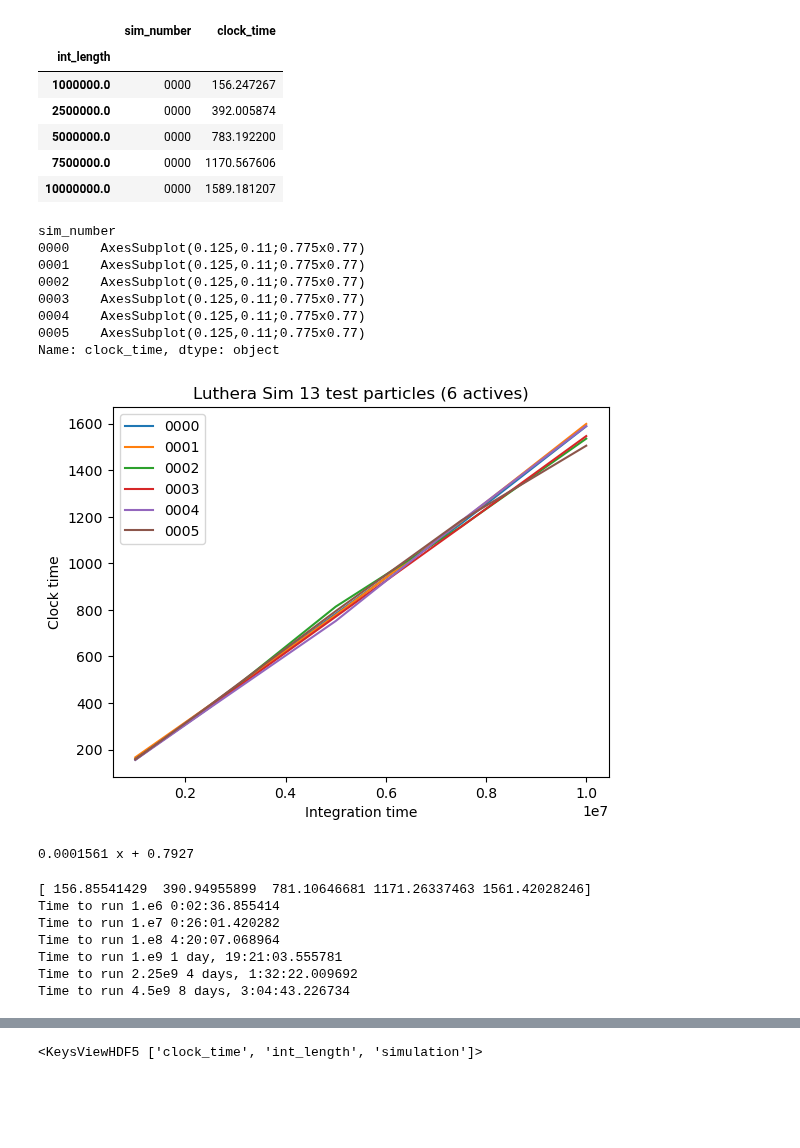
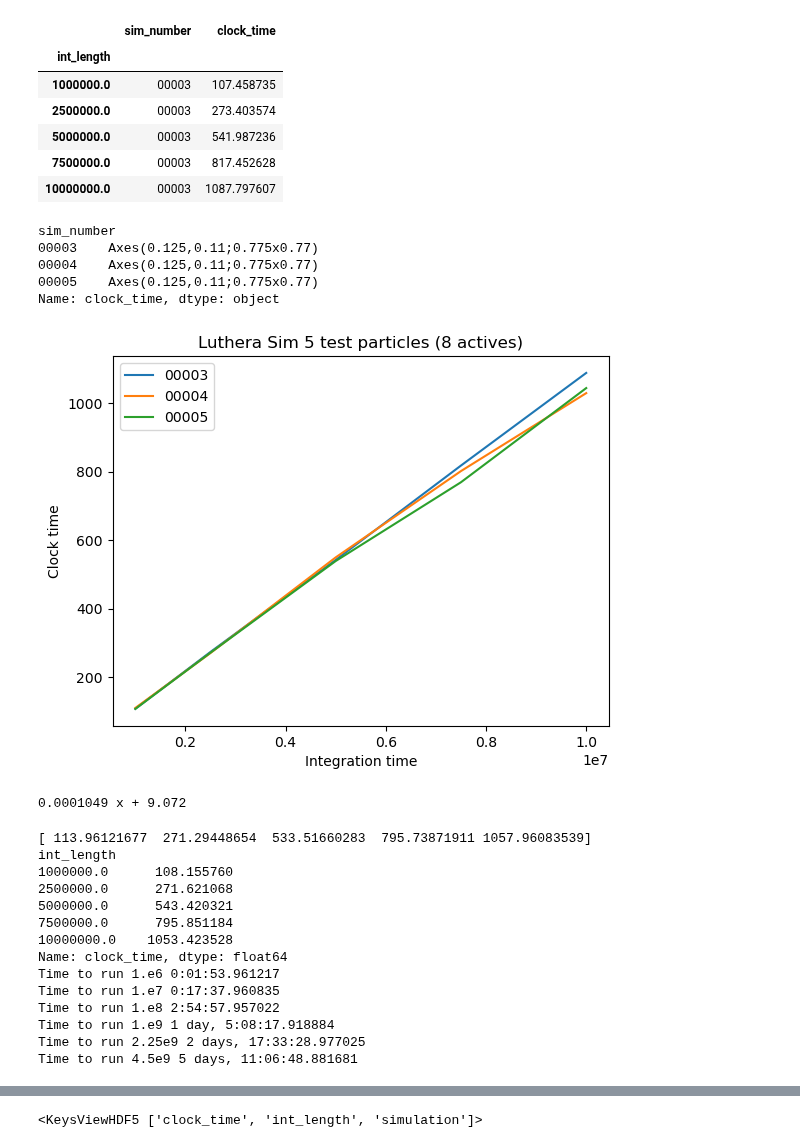
Before and after one commit to crankymax/asteroid_families, a Jupyter notebook: luthera_plots.ipynb, the cells around one changed output, grey strips where cells are left out. Saved outputs shown, nothing was run; the diff lists cells and outputs as text; code cells hidden in the pictures; blank space fills up the shorter version.

Commit message:
Running first Gyr test on Fawkes

```diff
--- a/luthera_plots.ipynb
+++ b/luthera_plots.ipynb
@@ -6,31 +6,28 @@ import h5py as h5
 import datetime as datetime
 import matplotlib as plot
 # %%
-run_results = pd.read_pickle('./run_logs/results_20230410_1456.pkl')
+run_results = pd.read_hdf('./run_logs/results_20230415_1307.h5')
 run_results.set_index("int_length", inplace=True)
 # %%
 run_results.head()
 # %% [output]
 |  | sim_number | clock_time |
 | int_length |  |  |
-| 1000000.0 | 0000 | 156.247267 |
-| 2500000.0 | 0000 | 392.005874 |
-| 5000000.0 | 0000 | 783.192200 |
-| 7500000.0 | 0000 | 1170.567606 |
-| 10000000.0 | 0000 | 1589.181207 |
+| 1000000.0 | 00003 | 107.458735 |
+| 2500000.0 | 00003 | 273.403574 |
+| 5000000.0 | 00003 | 541.987236 |
+| 7500000.0 | 00003 | 817.452628 |
+| 10000000.0 | 00003 | 1087.797607 |
 # %%
 run_results.groupby("sim_number")["clock_time"].plot(legend=True, xlabel="Integration time", ylabel="Clock time",
-                                                     title="Luthera Sim 13 test particles (6 actives)")
+                                                     title="Luthera Sim 5 test particles (8 actives)")
 # %% [output]
 sim_number
-0000    AxesSubplot(0.125,0.11;0.775x0.77)
-0001    AxesSubplot(0.125,0.11;0.775x0.77)
-0002    AxesSubplot(0.125,0.11;0.775x0.77)
-0003    AxesSubplot(0.125,0.11;0.775x0.77)
-0004    AxesSubplot(0.125,0.11;0.775x0.77)
-0005    AxesSubplot(0.125,0.11;0.775x0.77)
+00003    Axes(0.125,0.11;0.775x0.77)
+00004    Axes(0.125,0.11;0.775x0.77)
+00005    Axes(0.125,0.11;0.775x0.77)
 Name: clock_time, dtype: object
-[figure, old version]
+[figure, new version]
 # %%
 avg_clock_time = run_results.groupby("int_length")["clock_time"].mean()
 
@@ -40,9 +37,11 @@ lin_fit = np.polyfit(int_time, avg_clock_time,1)
 reg_fun = np.poly1d(lin_fit)
 print(reg_fun)
 # %% [output]
-0.0001561 x + 0.7927
+0.0001049 x + 9.072
 # %%
 print(reg_fun(int_time))
+print(avg_clock_time)
+
 print(f'Time to run 1.e6 {datetime.timedelta(seconds=reg_fun(1.e6))}')
 print(f'Time to run 1.e7 {datetime.timedelta(seconds=reg_fun(1.e7))}')
 print(f'Time to run 1.e8 {datetime.timedelta(seconds=reg_fun(1.e8))}')
@@ -51,11 +50,18 @@ print(f'Time to run 1.e9 {datetime.timedelta(seconds=reg_fun(1.e9))}')
 print(f'Time to run 2.25e9 {datetime.timedelta(seconds=reg_fun(2.25e9))}')
 print(f'Time to run 4.5e9 {datetime.timedelta(seconds=reg_fun(4.5e9))}')
 # %% [output]
-[ 156.85541429  390.94955899  781.10646681 1171.26337463 1561.42028246]
-Time to run 1.e6 0:02:36.855414
-Time to run 1.e7 0:26:01.420282
-Time to run 1.e8 4:20:07.068964
-Time to run 1.e9 1 day, 19:21:03.555781
-Time to run 2.25e9 4 days, 1:32:22.009692
-Time to run 4.5e9 8 days, 3:04:43.226734
+[ 113.96121677  271.29448654  533.51660283  795.73871911 1057.96083539]
+int_length
+1000000.0      108.155760
+2500000.0      271.621068
+5000000.0      543.420321
+7500000.0      795.851184
+10000000.0    1053.423528
+Name: clock_time, dtype: float64
+Time to run 1.e6 0:01:53.961217
+Time to run 1.e7 0:17:37.960835
+Time to run 1.e8 2:54:57.957022
+Time to run 1.e9 1 day, 5:08:17.918884
+Time to run 2.25e9 2 days, 17:33:28.977025
+Time to run 4.5e9 5 days, 11:06:48.881681
 # %%
```
Also changed, not shown: parts of 15 cells of this notebook, 7 other files.
